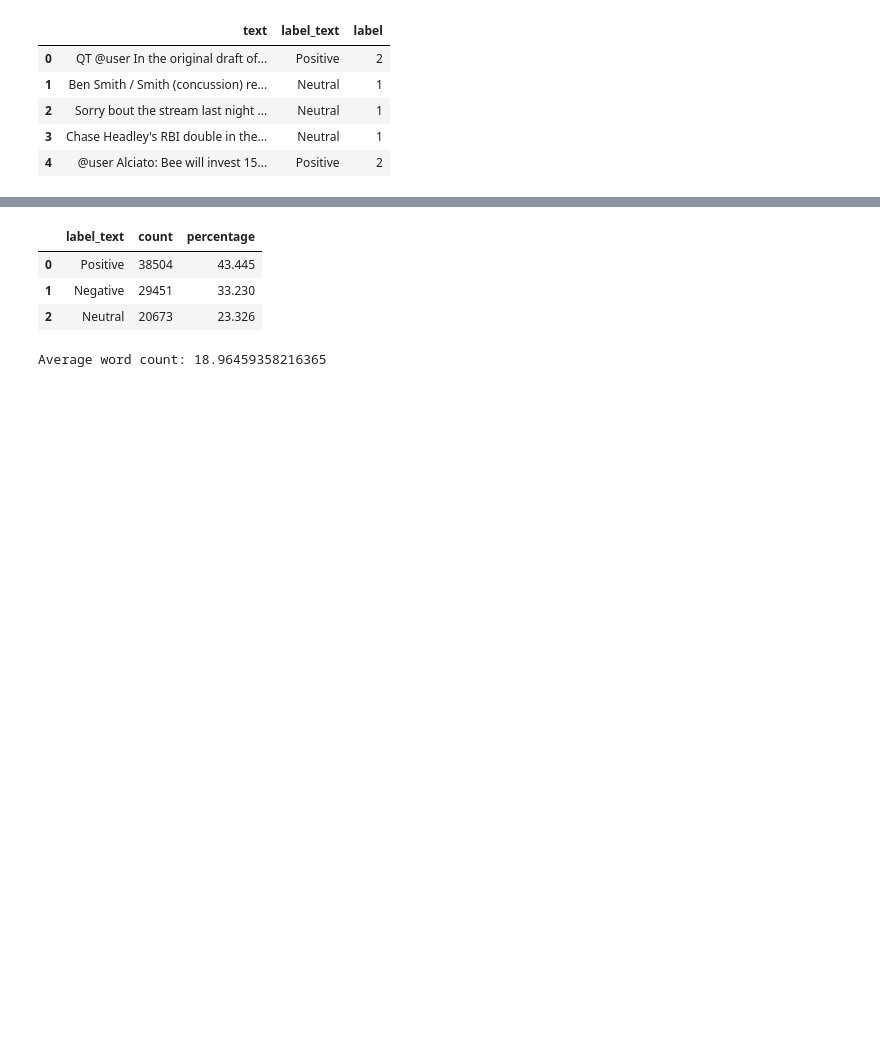
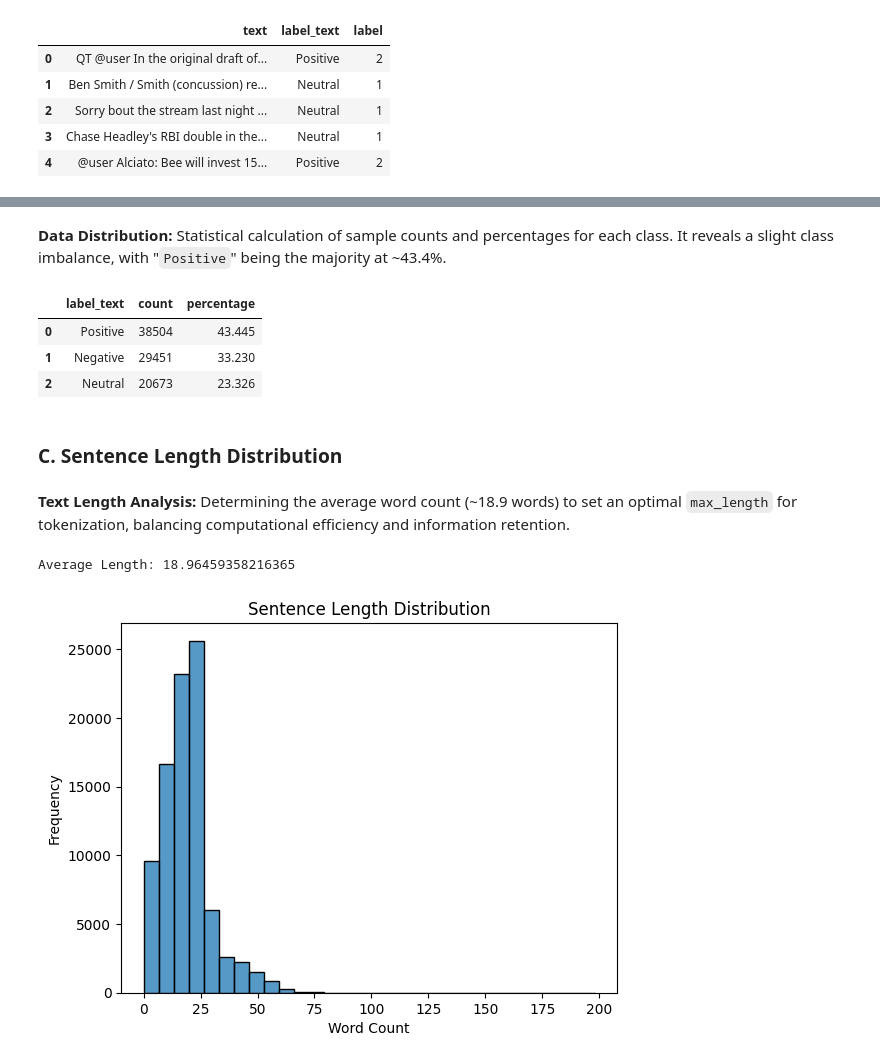
Before and after one commit to NgocMinhUniversityProjects/BTL-NLP, a Jupyter notebook: traditional-sentiment-analysis/main.ipynb, the cells around one changed output, grey strips where cells are left out. Drawn from its saved outputs; the diff is of its cells as text; code cells hidden in the pictures; blank space fills up the shorter version.

```diff
--- a/traditional-sentiment-analysis/main.ipynb
+++ b/traditional-sentiment-analysis/main.ipynb
@@ -167,3 +180,5 @@ Val samples: 2543
+# %% [markdown]
+**Data Distribution:** Statistical calculation of sample counts and percentages for each class. It reveals a slight class imbalance, with "`Positive`" being the majority at ~43.4%.
 # %%
 count_df = df_train["label_text"].value_counts().reset_index()
 count_df.columns = ["label_text", "count"]
@@ -174,8 +189,24 @@ display(count_df)
 | 0 | Positive | 38504 | 43.445 |
 | 1 | Negative | 29451 | 33.230 |
 | 2 | Neutral | 20673 | 23.326 |
+# %% [markdown]
+### C. Sentence Length Distribution
+# %% [markdown]
+**Text Length Analysis:** Determining the average word count (~18.9 words) to set an optimal `max_length` for tokenization, balancing computational efficiency and information retention.
 # %%
 word_count = df_train["text"].apply(lambda x: len(x.split()))
-print("Average word count:", word_count.mean())
+print("Average Length:", word_count.mean())
 # %% [output]
-Average word count: 18.96459358216365
+Average Length: 18.96459358216365
+# %%
+import matplotlib.pyplot as plt
+import seaborn as sns
+
+df_train['word_count'] = df_train['text'].apply(lambda x: len(x.split()))
+sns.histplot(df_train['word_count'], bins=30)
+plt.title('Sentence Length Distribution')
+plt.xlabel('Word Count')
+plt.ylabel('Frequency')
+plt.show()
+# %% [output]
+[figure, added]
```
Also changed, not shown: parts of 45 cells of this notebook.
